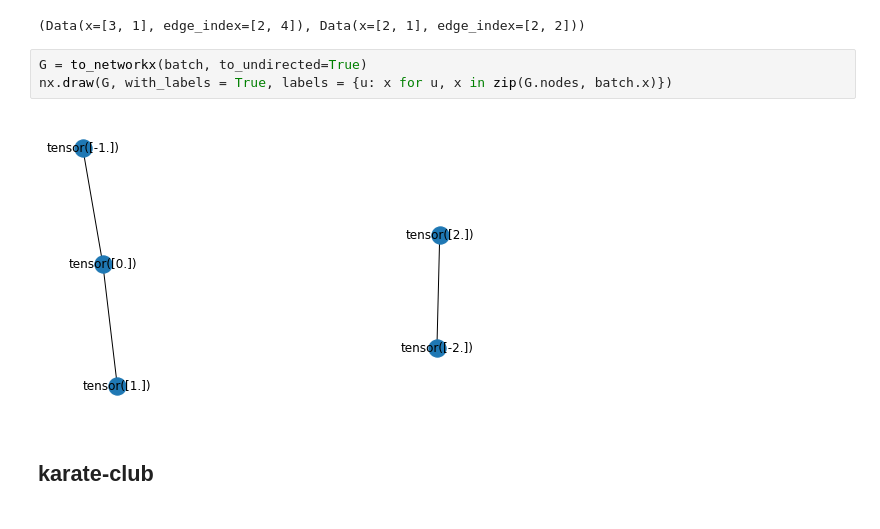
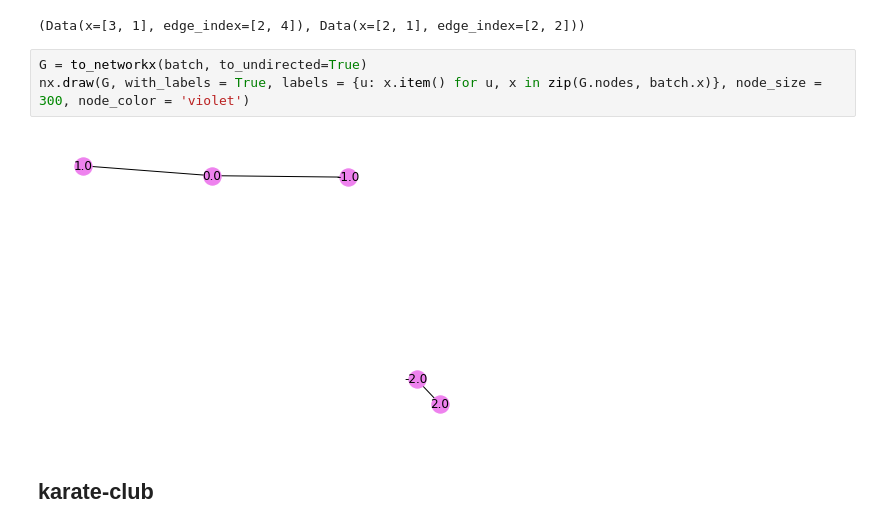
Before and after one commit to zademn/netsci-labs, a Jupyter notebook: Lab6 -- ML intro/PyG_intro.ipynb, the cells around one changed output. Saved outputs shown, nothing was run; the diff lists cells and outputs as text.

```diff
--- a/Lab6 -- ML intro/torch_geometric_intro.ipynb
+++ b/Lab6 -- ML intro/PyG_intro.ipynb
@@ -116,9 +126,9 @@ batch[0], batch[1]
 (Data(x=[3, 1], edge_index=[2, 4]), Data(x=[2, 1], edge_index=[2, 2]))
 # %%
 G = to_networkx(batch, to_undirected=True)
-nx.draw(G, with_labels = True, labels = {u: x for u, x in zip(G.nodes, batch.x)})
+nx.draw(G, with_labels = True, labels = {u: x.item() for u, x in zip(G.nodes, batch.x)}, node_size = 300, node_color = 'violet')
 # %% [output]
-[figure, old version]
+[figure, new version]
 # %% [markdown]
 ## karate-club
 # %%
```
Also changed, not shown: parts of 12 cells of this notebook, 5 other files.
